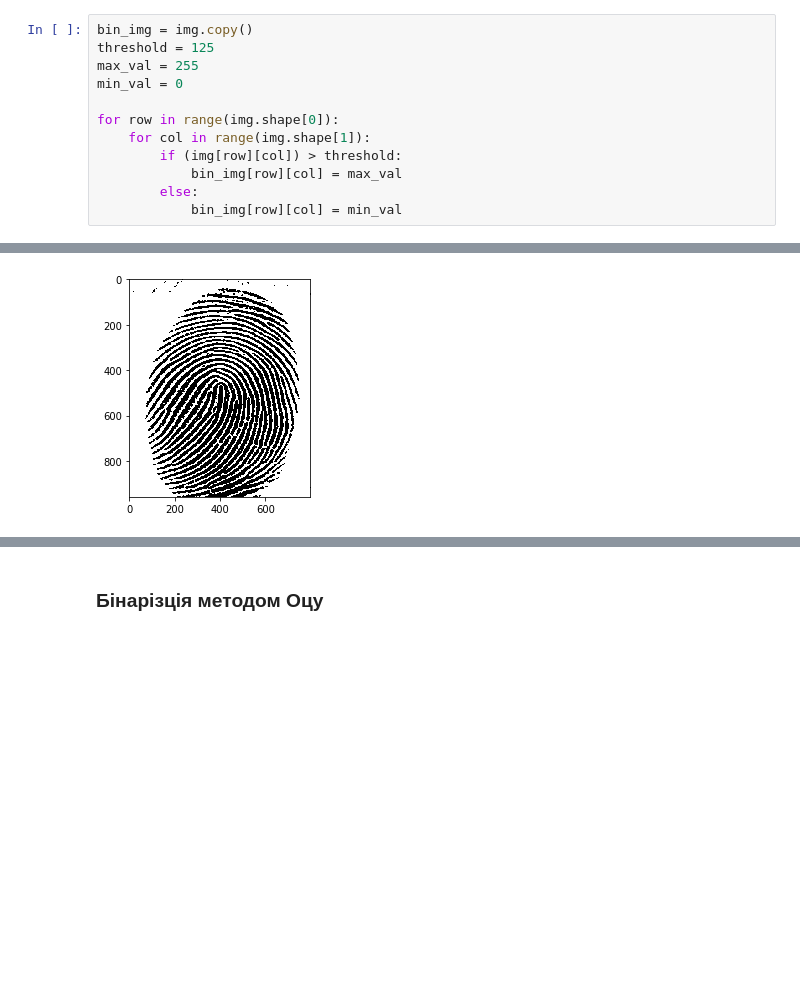
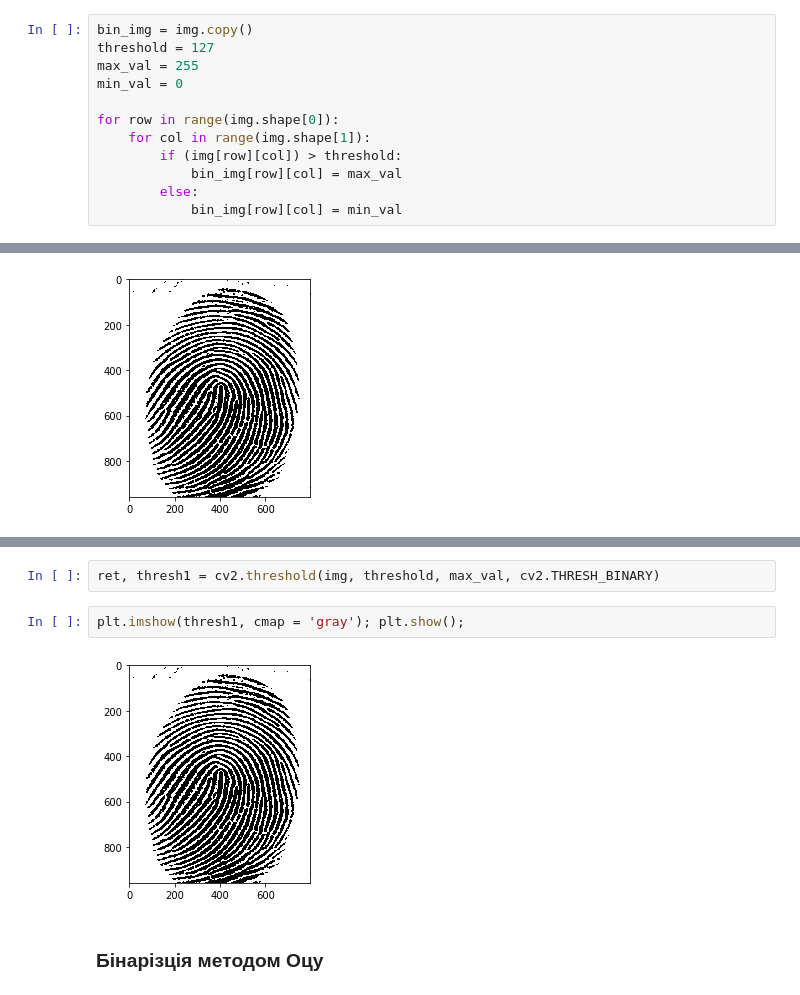
Before and after one commit to lavolpenoire/DIP, a Jupyter notebook: Lab6.ipynb, the cells around one changed output, grey strips where cells are left out. Saved outputs shown, nothing was run; the diff lists cells and outputs as text; blank space fills up the shorter version.

Commit message:
Lab6: Added threshold syntax description

```diff
--- a/Lab6.ipynb
+++ b/Lab6.ipynb
@@ -28,7 +28,7 @@ plt.show();
 Виконаємо глобальну порогову обробку вхідного чорно-білого зображення з пороговим значенням **threshold = 125**, мінімальним значенням інтенсивності **min_val = 0**, максимальним значенням інтенсивності **max_val = 255**.
 # %%
 bin_img = img.copy()
-threshold = 125
+threshold = 127
 max_val = 255
 min_val = 0
 
@@ -47,3 +57,9 @@ plt.imshow(bin_img, cmap = 'gray'); plt.show();
+# %%
+ret, thresh1 = cv2.threshold(img, threshold, max_val, cv2.THRESH_BINARY)
+# %%
+plt.imshow(thresh1, cmap = 'gray'); plt.show();
+# %% [output]
+[figure, added]
 # %% [markdown]
 ### Бінарізція методом Оцу
 # %% [markdown]
```
Also changed, not shown: parts of 1 cell of this notebook.
